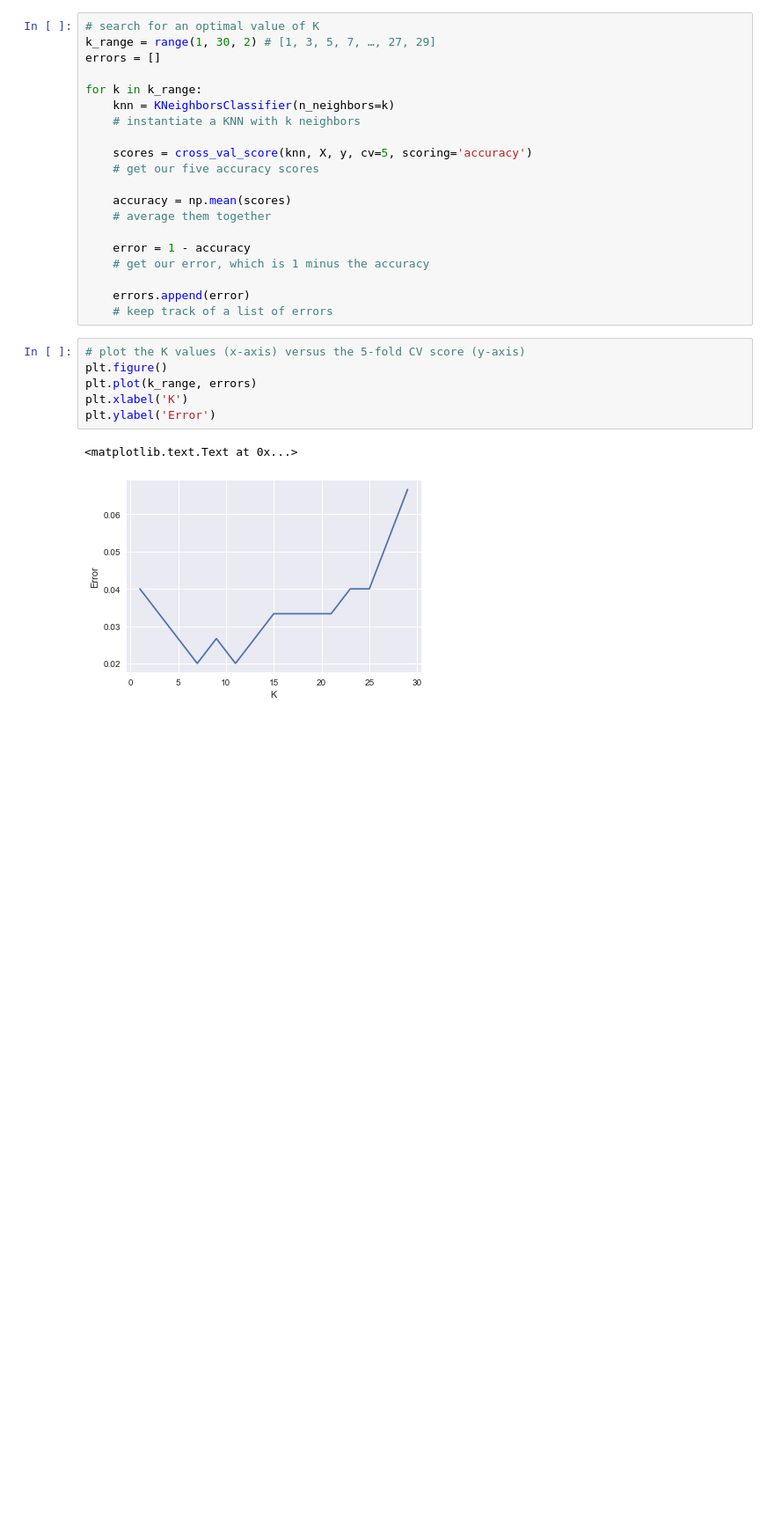
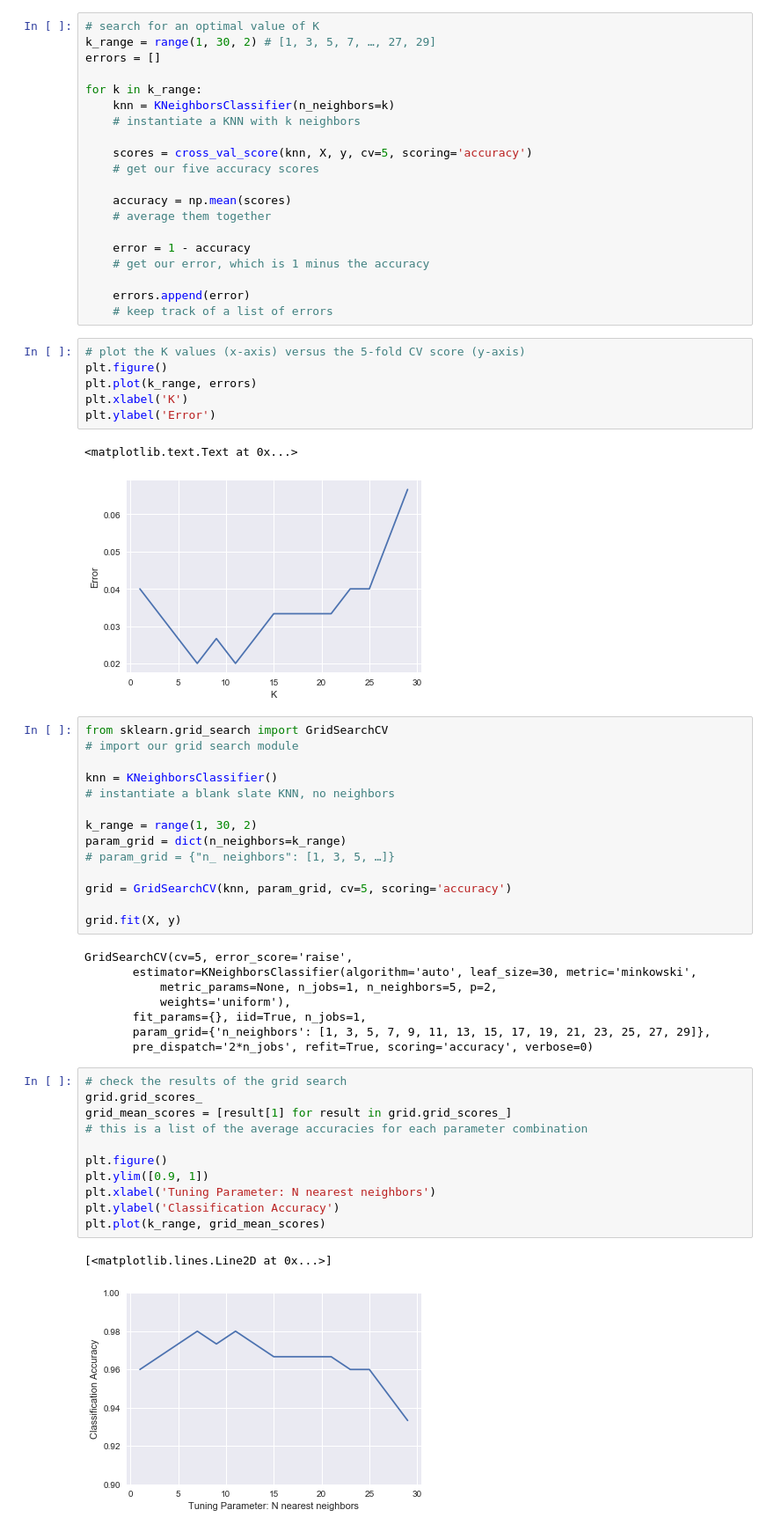
Before and after one commit to Forrest219/principles_of_data_science_chinese, a Jupyter notebook: ch12_case1.ipynb, the cells around one changed output. Shown at 88% size. Cells and saved outputs as stored; diff of their text form; blank space fills up the shorter version.

```diff
--- a/ch12.ipynb
+++ b/ch12_case1.ipynb
@@ -188,3 +188,39 @@ plt.ylabel('Error')
 # %% [output]
 <matplotlib.text.Text at 0x...>
 [figure]
+# %%
+from sklearn.grid_search import GridSearchCV
+# import our grid search module
+
+knn = KNeighborsClassifier()
+# instantiate a blank slate KNN, no neighbors
+
+k_range = range(1, 30, 2)
+param_grid = dict(n_neighbors=k_range)
+# param_grid = {"n_ neighbors": [1, 3, 5, …]}
+
+grid = GridSearchCV(knn, param_grid, cv=5, scoring='accuracy')
+
+grid.fit(X, y)
+# %% [output]
+GridSearchCV(cv=5, error_score='raise',
+       estimator=KNeighborsClassifier(algorithm='auto', leaf_size=30, metric='minkowski',
+           metric_params=None, n_jobs=1, n_neighbors=5, p=2,
+           weights='uniform'),
+       fit_params={}, iid=True, n_jobs=1,
+       param_grid={'n_neighbors': [1, 3, 5, 7, 9, 11, 13, 15, 17, 19, 21, 23, 25, 27, 29]},
+       pre_dispatch='2*n_jobs', refit=True, scoring='accuracy', verbose=0)
+# %%
+# check the results of the grid search
+grid.grid_scores_
+grid_mean_scores = [result[1] for result in grid.grid_scores_]
+# this is a list of the average accuracies for each parameter combination
+
+plt.figure()
+plt.ylim([0.9, 1])
+plt.xlabel('Tuning Parameter: N nearest neighbors')
+plt.ylabel('Classification Accuracy')
+plt.plot(k_range, grid_mean_scores)
+# %% [output]
+[<matplotlib.lines.Line2D at 0x...>]
+[figure, added]
```
Also changed, not shown: parts of 9 cells of this notebook, 5 other files.
